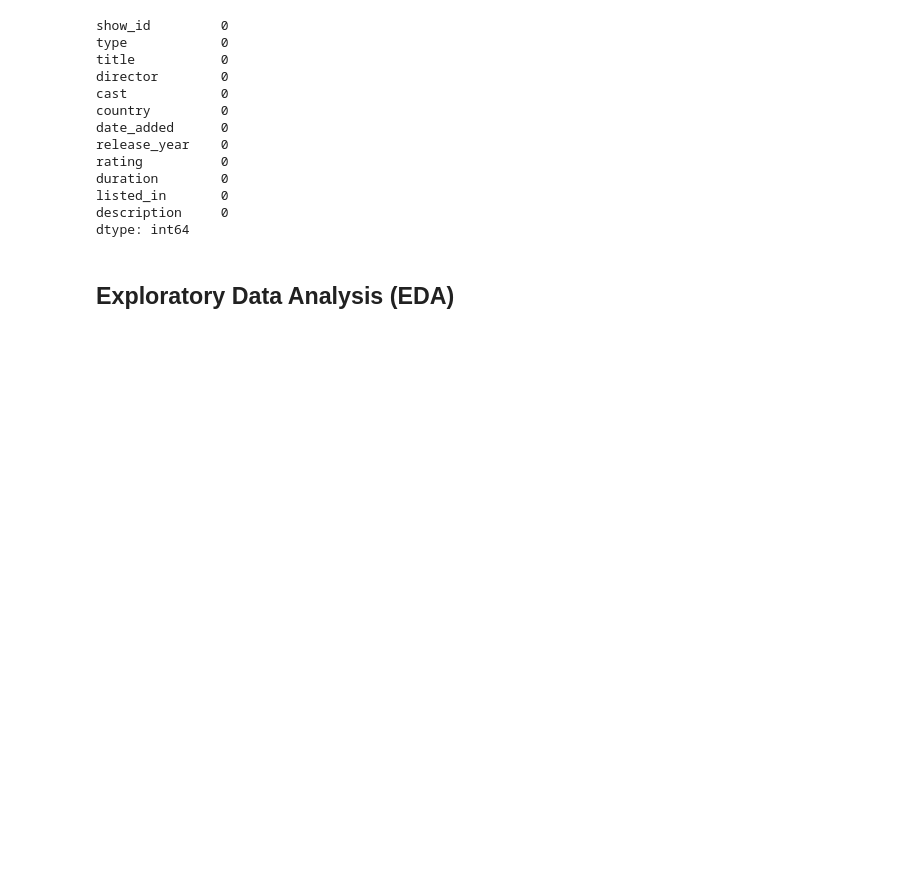
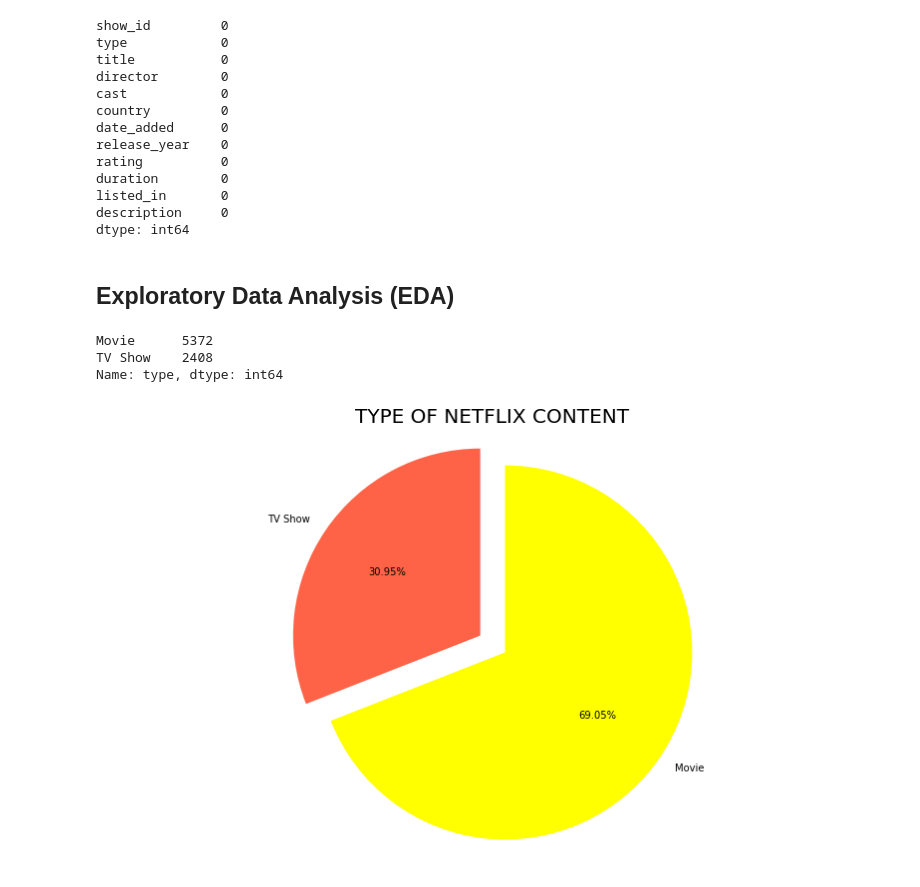
Before and after one commit to Arka1212/Netflix-Movies-And-TV-Shows-Clustering, a Jupyter notebook: NETFLIX_MOVIES_AND_TV_SHOWS_CLUSTERING.ipynb, the cells around one changed output. Drawn from its saved outputs; the diff is of its cells as text; code cells hidden in the pictures; blank space fills up the shorter version.

```diff
--- a/NETFLIX_MOVIES_AND_TV_SHOWS_CLUSTERING.ipynb
+++ b/NETFLIX_MOVIES_AND_TV_SHOWS_CLUSTERING.ipynb
@@ -289,5 +289,35 @@ duration        0
 listed_in       0
 description     0
 dtype: int64
+# %%
+# DROPPING UNECESSARY COLUMNS.
+netflix_df = netflix_df.drop(['show_id'],axis = 1)
+
+# As 'show_id' is an irrelevant column for this particular purpose, so its removed.
 # %% [markdown]
 ## **Exploratory Data Analysis (EDA)**
+# %%
+# TYPE OF CONTENT.
+netflix_df['type'].value_counts()
+
+# There are basically two types of content available : Movie & TV Shows.
+# Total count of movies are 5372.
+# Total count of TV shows are 2408.
+# Clearly, movies are much more than tv shows in this dataset.
+# %% [output]
+Movie      5372
+TV Show    2408
+Name: type, dtype: int64
+# %%
+# PERCENTAGE SHARE OF CONTENT TYPE.
+plt.figure(figsize=(14, 8))
+labels=['TV Show', 'Movie']
+plt.pie(netflix_df['type'].value_counts().sort_values(),labels=labels,explode=[0.08,0.08],
+        autopct='%1.2f%%',colors=['tomato','yellow'], startangle=90)
+plt.title('TYPE OF NETFLIX CONTENT',fontsize=20)
+plt.axis('equal')
+plt.show()
+
+# 69.05% of total content are movies whereas only 30.95% of total content are TV shows.
+# %% [output]
+[figure, added]
```
